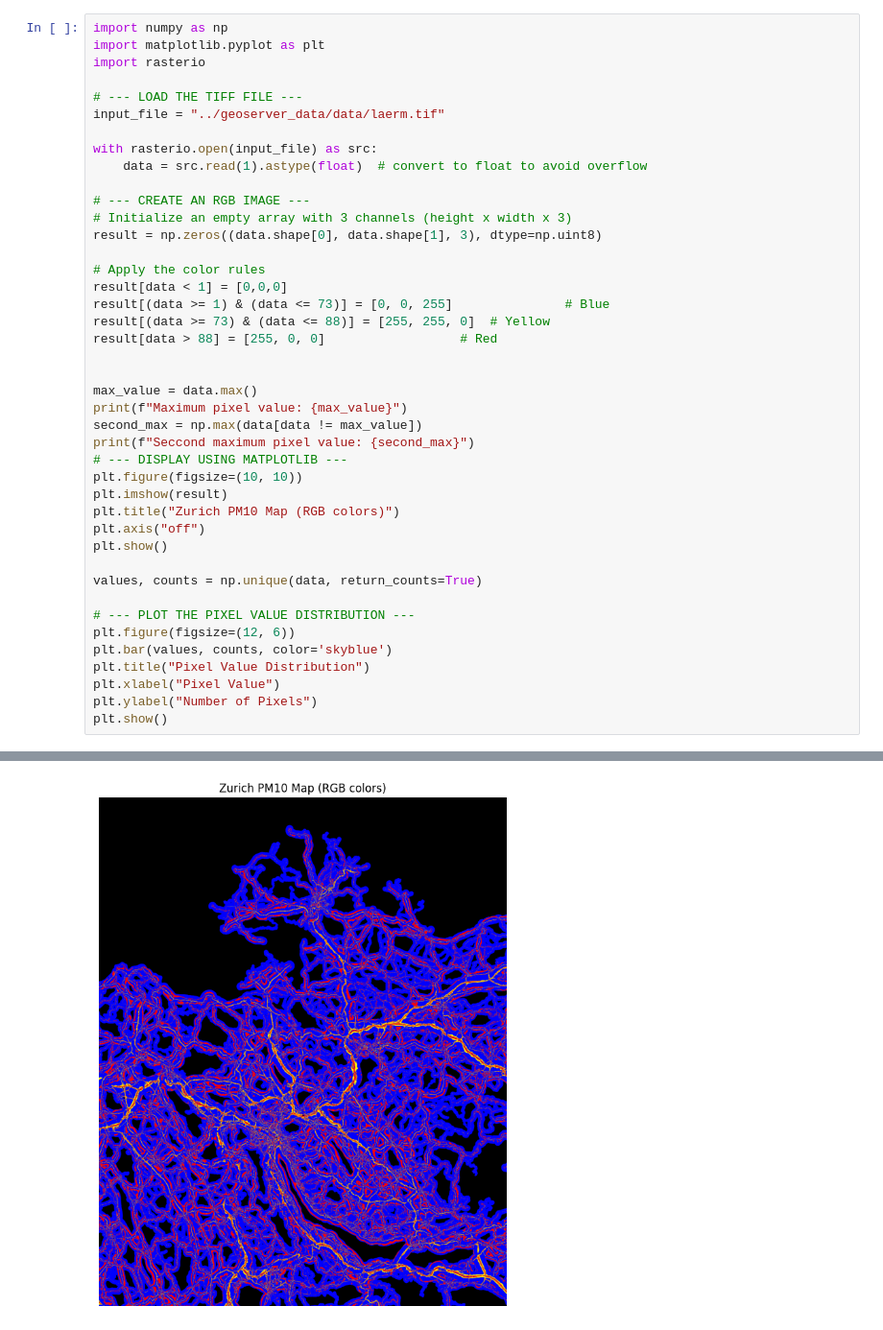
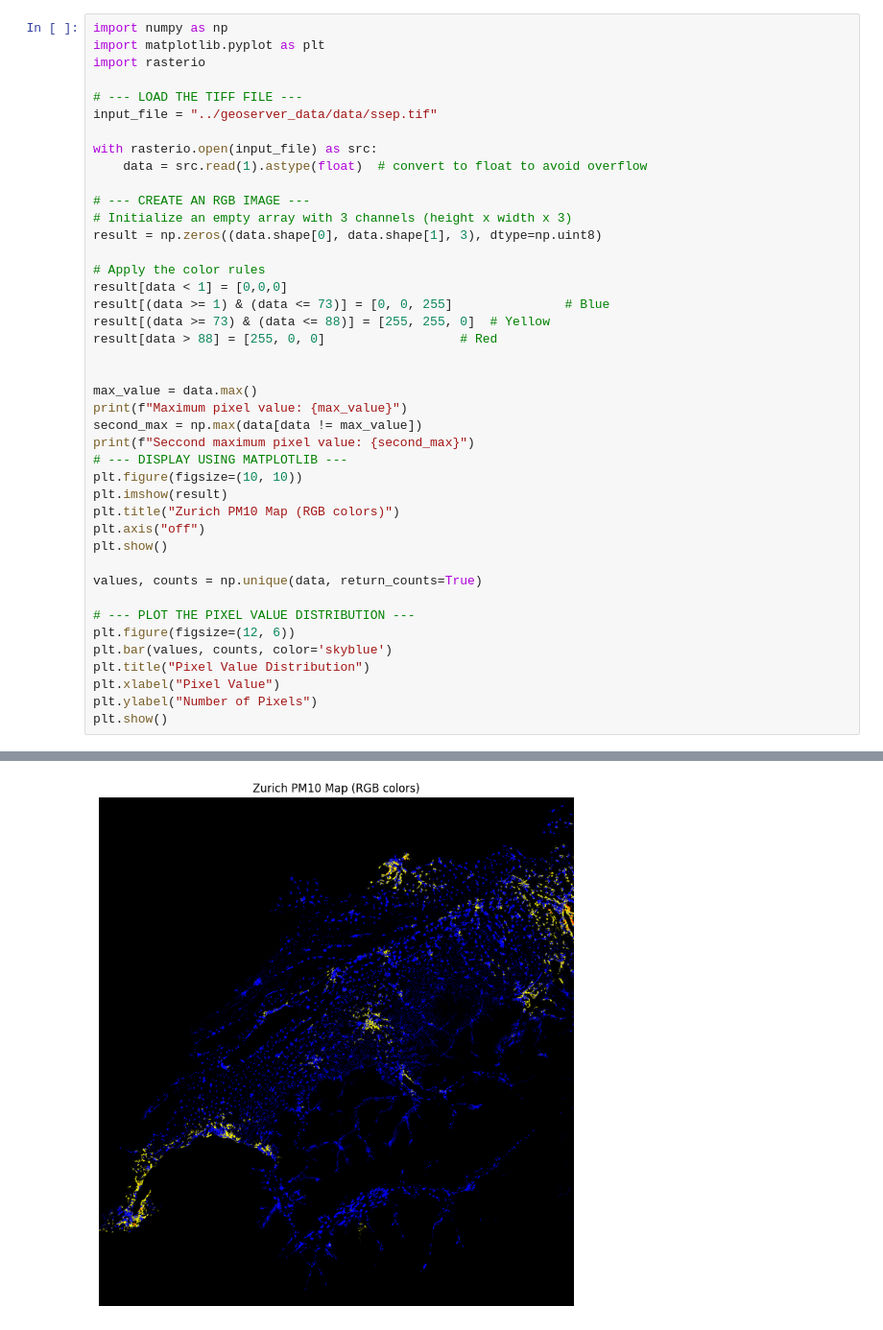
Before and after one commit to JanKoch99/urban-computing, a Jupyter notebook: fuzzy-script/PixelValueDistribution.ipynb, the cells around one changed output, grey strips where cells are left out. Shown at 96% size. Cells and saved outputs as stored; diff of their text form.

```diff
--- a/fuzzy-script/PixelValueDistribution.ipynb
+++ b/fuzzy-script/PixelValueDistribution.ipynb
@@ -4,7 +4,7 @@ import matplotlib.pyplot as plt
 import rasterio
 
 # --- LOAD THE TIFF FILE ---
-input_file = "../geoserver_data/data/laerm.tif"
+input_file = "../geoserver_data/data/ssep.tif"
 
 with rasterio.open(input_file) as src:
     data = src.read(1).astype(float)  # convert to float to avoid overflow
@@ -46 +46 @@ Seccond maximum pixel value: 117.0
-[figure, old version]
+[figure, new version]
```
Also changed, not shown: parts of 1 cell of this notebook, 14 other files.
